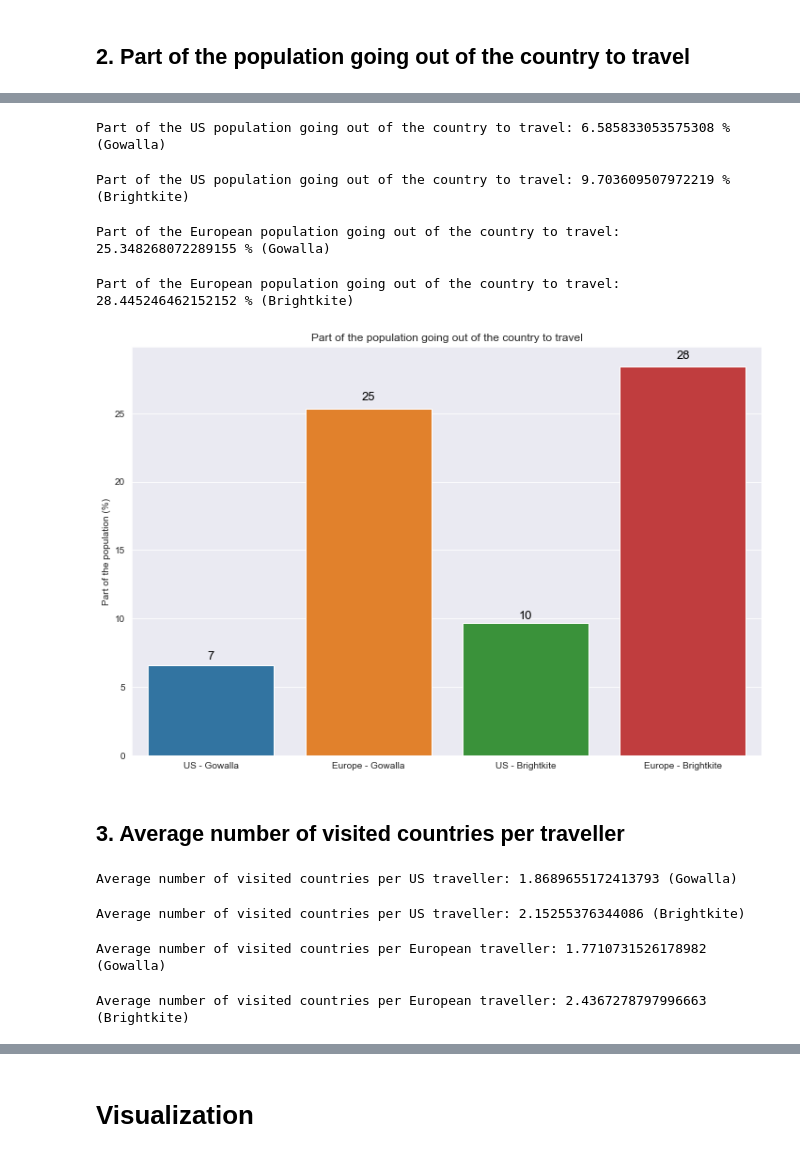
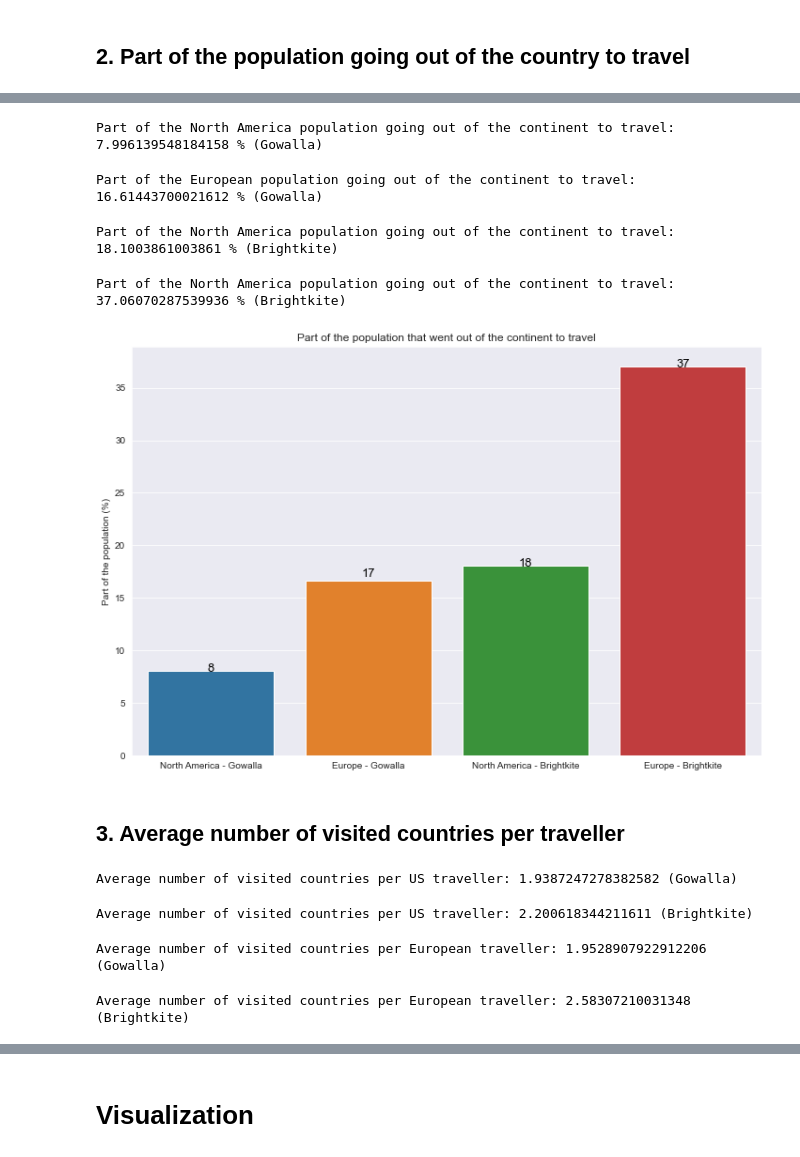
Before and after one commit to epfl-ada/ada-2020-project-milestone-p3-p3_runtime-error, a Jupyter notebook: creative_extension.ipynb, the cells around one changed output, grey strips where cells are left out. Cells and saved outputs as stored; diff of their text form; code cells hidden in the pictures.

```diff
--- a/creative_extension.ipynb
+++ b/creative_extension.ipynb
@@ -820,73 +997,73 @@ gowalla_checkins.head()
+# %%
+gowalla_us_travel_out_of_continent = gowalla_far_checkins[(gowalla_far_checkins.continent_checkin != gowalla_far_checkins.continent_home) & (gowalla_far_checkins.continent_home == 'north america')].user.nunique()
+gowalla_us_total_continent = gowalla_far_checkins[(gowalla_far_checkins.continent_home == 'north america')].user.nunique()
+print('Part of the North America population going out of the continent to travel:',100*gowalla_us_travel_out_of_continent/gowalla_us_total_continent,'% (Gowalla)')
+# %% [output]
+Part of the North America population going out of the continent to travel: 7.996139548184158 % (Gowalla)
 # %%
-gowalla_us_travel_out_of_country = gowalla_checkins[(gowalla_checkins.country_checkin != gowalla_checkins.country_home) & (gowalla_checkins.country_home == 'united states')].user.nunique()
-gowalla_us_total = gowalla_checkins[(gowalla_checkins.country_home == 'united states')].user.nunique()
-print('Part of the US population going out of the country to travel:',100*gowalla_us_travel_out_of_country/gowalla_us_total,'% (Gowalla)')
+gowalla_eu_travel_out_of_continent = gowalla_far_checkins[(gowalla_far_checkins.continent_checkin != gowalla_far_checkins.continent_home) & (gowalla_far_checkins.continent_home == 'europe')].user.nunique()
+gowalla_eu_total_continent = gowalla_far_checkins[(gowalla_far_checkins.continent_home == 'europe')].user.nunique()
+print('Part of the European population going out of the continent to travel:',100*gowalla_eu_travel_out_of_continent/gowalla_eu_total_continent,'% (Gowalla)')
 # %% [output]
-Part of the US population going out of the country to travel: 6.585833053575308 % (Gowalla)
+Part of the European population going out of the continent to travel: 16.61443700021612 % (Gowalla)
+# %%
+brightkite_us_travel_out_of_continent = brightkite_far_checkins[(brightkite_far_checkins.continent_checkin != brightkite_far_checkins.continent_home) & (brightkite_far_checkins.continent_home == 'north america')].user.nunique()
+brightkite_us_total_continent = brightkite_far_checkins[(brightkite_far_checkins.continent_home == 'north america')].user.nunique()
+print('Part of the North America population going out of the continent to travel:',100*brightkite_us_travel_out_of_continent/brightkite_us_total_continent,'% (Brightkite)')
+# %% [output]
+Part of the North America population going out of the continent to travel: 18.1003861003861 % (Brightkite)
 # %%
-brightkite_us_travel_out_of_country = brightkite_checkins[(brightkite_checkins.country_checkin != brightkite_checkins.country_home) & (brightkite_checkins.country_home == 'united states')].user.nunique()
-brightkite_us_total = brightkite_checkins[(brightkite_checkins.country_home == 'united states')].user.nunique()
-print('Part of the US population going out of the country to travel:',100*brightkite_us_travel_out_of_country/brightkite_us_total,'% (Brightkite)')
+brightkite_eu_travel_out_of_continent = brightkite_far_checkins[(brightkite_far_checkins.continent_checkin != brightkite_far_checkins.continent_home) & (brightkite_far_checkins.continent_home == 'europe')].user.nunique()
+brightkite_eu_total_continent = brightkite_far_checkins[(brightkite_far_checkins.continent_home == 'europe')].user.nunique()
+print('Part of the North America population going out of the continent to travel:',100*brightkite_eu_travel_out_of_continent/brightkite_eu_total_continent,'% (Brightkite)')
 # %% [output]
-Part of the US population going out of the country to travel: 9.703609507972219 % (Brightkite)
+Part of the North America population going out of the continent to travel: 37.06070287539936 % (Brightkite)
-# %%
-gowalla_eu_travel_out_of_country = gowalla_checkins[(gowalla_checkins.country_checkin != gowalla_checkins.country_home) & (gowalla_checkins.continent_home == 'europe')].user.nunique()
-gowalla_eu_total = gowalla_checkins[(gowalla_checkins.continent_home == 'europe')].user.nunique()
-print('Part of the European population going out of the country to travel:',100*gowalla_eu_travel_out_of_country/gowalla_eu_total,'% (Gowalla)')
-# %% [output]
-Part of the European population going out of the country to travel: 25.348268072289155 % (Gowalla)
-# %%
-brightkite_eu_travel_out_of_country = brightkite_checkins[(brightkite_checkins.country_checkin != brightkite_checkins.country_home) & (brightkite_checkins.continent_home == 'europe')].user.nunique()
-brightkite_eu_total = brightkite_checkins[(brightkite_checkins.continent_home == 'europe')].user.nunique()
-print('Part of the European population going out of the country to travel:',100*brightkite_eu_travel_out_of_country/brightkite_eu_total,'% (Brightkite)')
-# %% [output]
-Part of the European population going out of the country to travel: 28.445246462152152 % (Brightkite)
 # %%
-y=[100*gowalla_us_travel_out_of_country/gowalla_us_total,
-   100*gowalla_eu_travel_out_of_country/gowalla_eu_total,
-   100*brightkite_us_travel_out_of_country/brightkite_us_total,
-   100*brightkite_eu_travel_out_of_country/brightkite_eu_total]
+y=[100*gowalla_us_travel_out_of_continent/gowalla_us_total_continent,
+   100*gowalla_eu_travel_out_of_continent/gowalla_eu_total_continent,
+   100*brightkite_us_travel_out_of_continent/brightkite_us_total_continent,
+   100*brightkite_eu_travel_out_of_continent/brightkite_eu_total_continent]
 
-x=['US - Gowalla', 'Europe - Gowalla', 'US - Brightkite', 'Europe - Brightkite']
+x=['North America - Gowalla', 'Europe - Gowalla', 'North America - Brightkite', 'Europe - Brightkite']
 
 sns.set_style("darkgrid")
 plt.figure(figsize=(12, 8))
 fig = sns.barplot(x,y)
-fig.set(title='Part of the population going out of the country to travel', ylabel = 'Part of the population (%)')
-fig.text(0, 7, s = round(y[0]), color='black', ha="center", fontsize = 13)
-fig.text(1, 26, s = round(y[1]), color='black', ha="center", fontsize = 13)
-fig.text(2, 10, s = round(y[2]), color='black', ha="center", fontsize = 13)
-fig.text(3, 29, s = round(y[3]), color='black', ha="center", fontsize = 13)
+fig.set(title='Part of the population that went out of the continent to travel', ylabel = 'Part of the population (%)')
+fig.text(0, 8, s = round(y[0]), color='black', ha="center", fontsize = 13)
+fig.text(1, 17, s = round(y[1]), color='black', ha="center", fontsize = 13)
+fig.text(2, 18, s = round(y[2]), color='black', ha="center", fontsize = 13)
+fig.text(3, 37, s = round(y[3]), color='black', ha="center", fontsize = 13)
 fig = fig.get_figure()
-fig.savefig("part_of_pop_out_eu_vs_us.png")
+fig.savefig("part_of_pop_out_continent_eu_vs_us.png")
 # %% [output]
-[figure, old version]
+[figure, new version]
 # %% [markdown]
 ## 3. Average number of visited countries per traveller
 # %%
-gowalla_us_travel_out_of_country = gowalla_checkins[(gowalla_checkins.country_checkin != gowalla_checkins.country_home) & (gowalla_checkins.country_home == 'united states')].user.nunique()
+gowalla_us_travel_out_of_country = gowalla_far_checkins[(gowalla_far_checkins.country_checkin != gowalla_far_checkins.country_home) & (gowalla_far_checkins.country_home == 'united states')].user.nunique()
 gowalla_us_number_visited_contries = gowalla_trips_full[gowalla_trips_full.country_home == 'united states'].user.sum()
 print('Average number of visited countries per US traveller:', gowalla_us_number_visited_contries/gowalla_us_travel_out_of_country,'(Gowalla)')
 # %% [output]
-Average number of visited countries per US traveller: 1.8689655172413793 (Gowalla)
+Average number of visited countries per US traveller: 1.9387247278382582 (Gowalla)
 # %%
-brightkite_us_travel_out_of_country = brightkite_checkins[(brightkite_checkins.country_checkin != brightkite_checkins.country_home) & (brightkite_checkins.country_home == 'united states')].user.nunique()
+brightkite_us_travel_out_of_country = brightkite_far_checkins[(brightkite_far_checkins.country_checkin != brightkite_far_checkins.country_home) & (brightkite_far_checkins.country_home == 'united states')].user.nunique()
 brightkite_us_number_visited_contries = brightkite_trips_full[brightkite_trips_full.country_home == 'united states'].user.sum()
 print('Average number of visited countries per US traveller:', brightkite_us_number_visited_contries/brightkite_us_travel_out_of_country,'(Brightkite)')
 # %% [output]
-Average number of visited countries per US traveller: 2.15255376344086 (Brightkite)
+Average number of visited countries per US traveller: 2.200618344211611 (Brightkite)
 # %%
-gowalla_eur_travel_out_of_country = gowalla_checkins[(gowalla_checkins.country_checkin != gowalla_checkins.country_home) & (gowalla_checkins.continent_home == 'europe')].user.nunique()
+gowalla_eur_travel_out_of_country = gowalla_far_checkins[(gowalla_far_checkins.country_checkin != gowalla_far_checkins.country_home) & (gowalla_far_checkins.continent_home == 'europe')].user.nunique()
 gowalla_eur_number_visited_contries = gowalla_trips_full[gowalla_trips_full.continent_home == 'europe'].user.sum()
 print('Average number of visited countries per European traveller:', gowalla_eur_number_visited_contries/gowalla_eur_travel_out_of_country,'(Gowalla)')
 # %% [output]
-Average number of visited countries per European traveller: 1.7710731526178982 (Gowalla)
+Average number of visited countries per European traveller: 1.9528907922912206 (Gowalla)
 # %%
-brightkite_eur_travel_out_of_country = brightkite_checkins[(brightkite_checkins.country_checkin != brightkite_checkins.country_home) & (brightkite_checkins.continent_home == 'europe')].user.nunique()
+brightkite_eur_travel_out_of_country = brightkite_far_checkins[(brightkite_far_checkins.country_checkin != brightkite_far_checkins.country_home) & (brightkite_far_checkins.continent_home == 'europe')].user.nunique()
 brightkite_eur_number_visited_contries = brightkite_trips_full[brightkite_trips_full.continent_home == 'europe'].user.sum()
 print('Average number of visited countries per European traveller:', brightkite_eur_number_visited_contries/brightkite_eur_travel_out_of_country,'(Brightkite)')
 # %% [output]
-Average number of visited countries per European traveller: 2.4367278797996663 (Brightkite)
+Average number of visited countries per European traveller: 2.58307210031348 (Brightkite)
 # %%
 y=[gowalla_us_number_visited_contries/gowalla_us_travel_out_of_country,
    gowalla_eur_number_visited_contries/gowalla_eur_travel_out_of_country,
```
Also changed, not shown: parts of 52 cells of this notebook, 1 other file.
